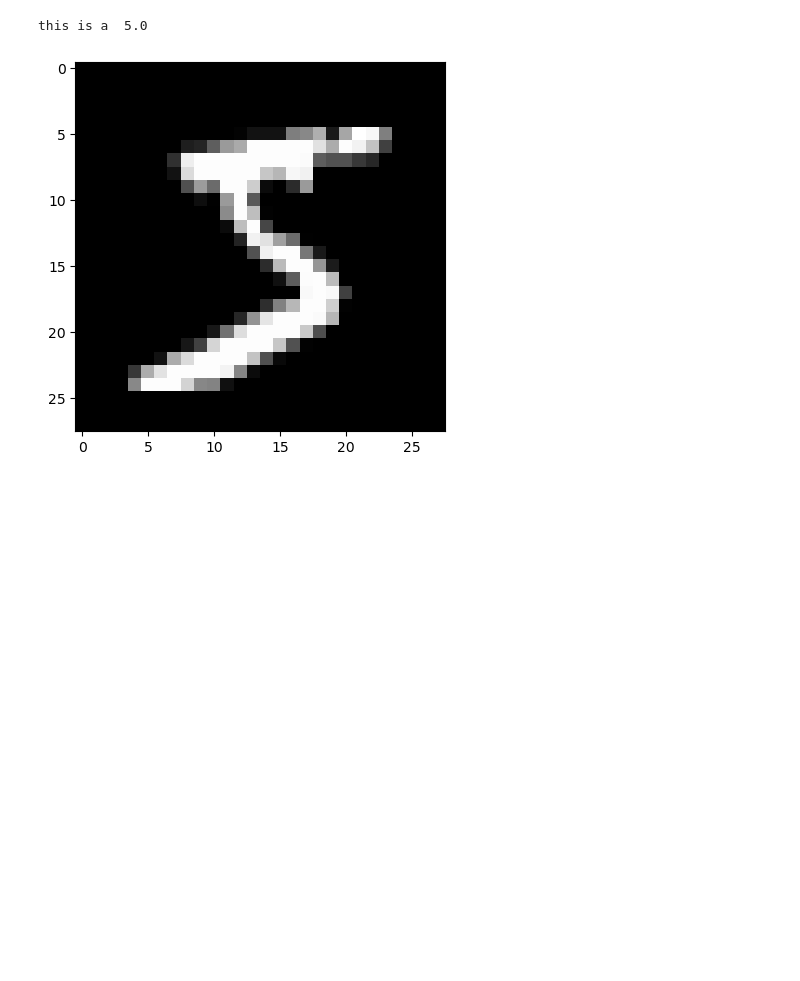
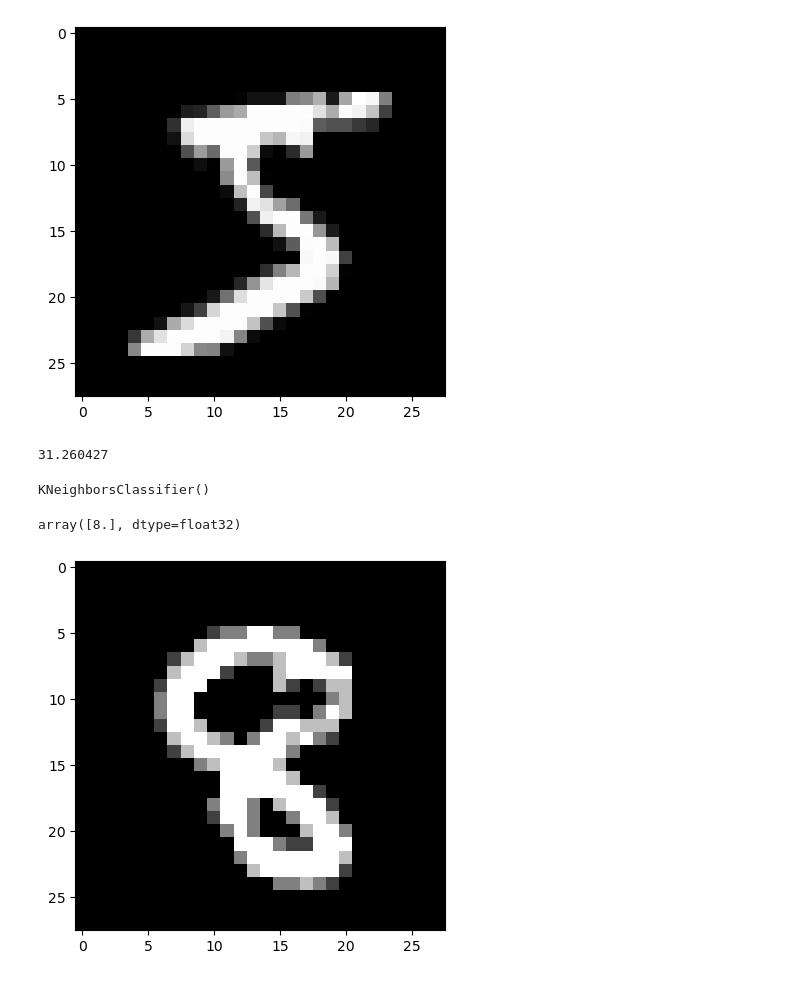
Before and after one commit to noancloarec/bootstrap_base, a Jupyter notebook: bootstrap.ipynb, the cells around one changed output. Cells and saved outputs as stored; diff of their text form; code cells hidden in the pictures; blank space fills up the shorter version.

```diff
--- a/bootstrap.ipynb
+++ b/bootstrap.ipynb
@@ -56,8 +56,17 @@ mnist = MNIST()
 x_train = mnist.load_train_images()
 y_train = mnist.load_train_labels()
 # %%
-plt.imshow(x_train[0], cmap='grey')
-print('this is a ', y_train[0])
+def display_image(img):
+    plt.imshow(img, cmap='grey')
+display_image(x_train[0])
 # %% [output]
-this is a  5.0
 [figure]
+# %%
+"""
+Retourne la moyenne de la valeur des pixels de toutes les images représentant un chiffre donné
+"""
+def get_mean(x_train, y_train, digit):
+    return x_train[y_train==digit].mean()
+get_mean(x_train, y_train, 9)
+# %% [output]
+31.260427
@@ -63,0 +79,21 @@ this is a  5.0
+# %%
+from sklearn.neighbors import KNeighborsClassifier
+"""
+Instanciation d'un modèle de ML (un KNN) et entrainement sur un jeu d'image
+"""
+model = KNeighborsClassifier()
+model.fit(imageTo1D(x_train), y_train)
+# %% [output]
+KNeighborsClassifier()
+# %%
+"""
+Exemple de prédiction.
+Attention, ici on triche puisque l'on fait une prédiction sur une image du jeu d'entrainement.
+"""
+model.predict(imageTo1D(np.array([x_train[2002]])))
+# %% [output]
+array([8.], dtype=float32)
+# %%
+display_image(x_train[2002 ])
+# %% [output]
+[figure, added]
```
Also changed, not shown: parts of 5 cells of this notebook.
